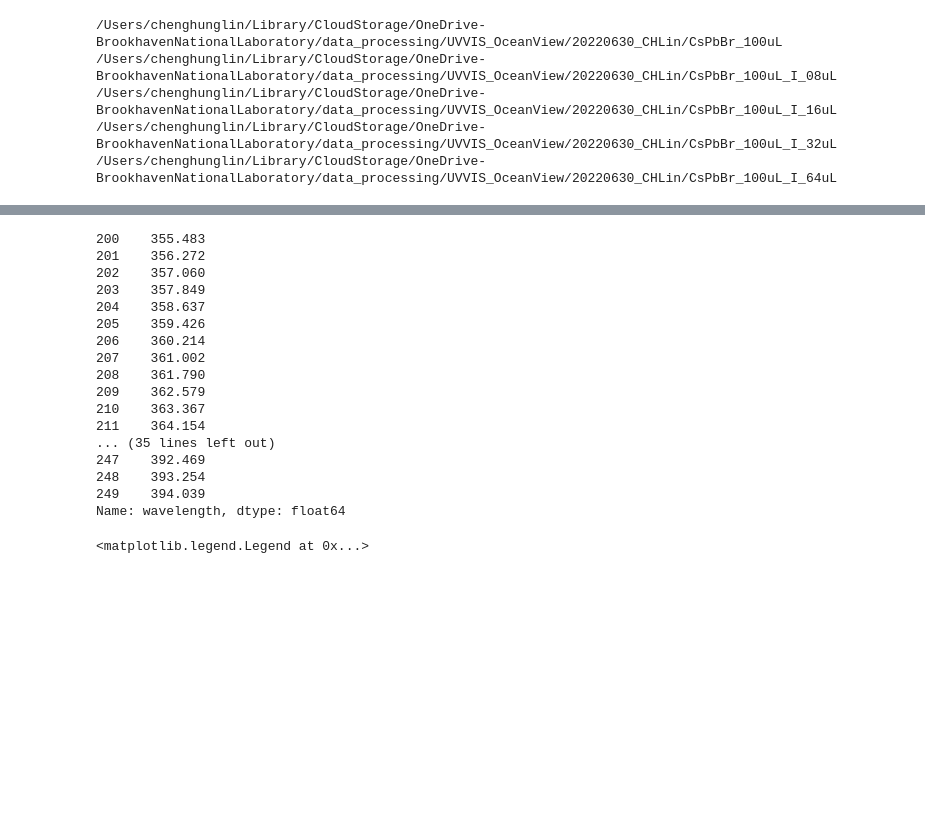
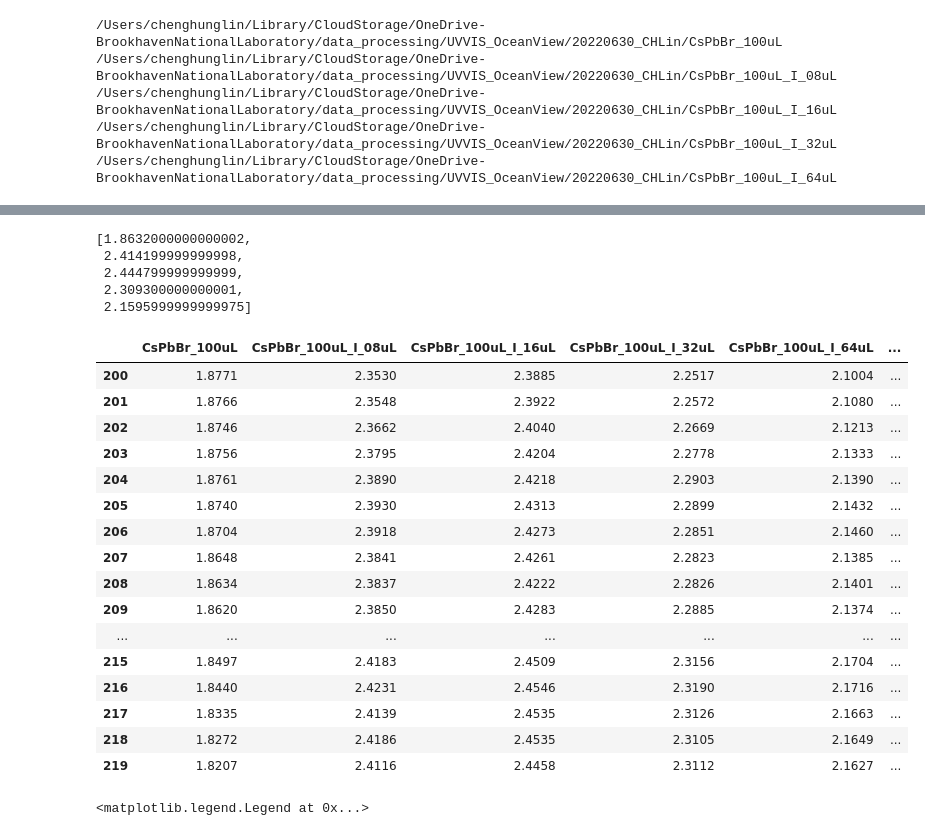
Before and after one commit to cheng-hung/Data_process, a Jupyter notebook: 20220630_CsPbBr_absor.ipynb, the cells around one changed output, grey strips where cells are left out. Cells and saved outputs as stored; diff of their text form; code cells hidden in the pictures; blank space fills up the shorter version.

```diff
--- a/20220630_CsPbBr_absor.ipynb
+++ b/20220630_CsPbBr_absor.ipynb
@@ -97,20 +97,0 @@ df_norm2.loc[0:w2-w1, 'wavelength'] = df_j.wavelength.loc[w1:w2].values
-# %%
-df['wavelength'][200:250]
-# %% [output]
-200    355.483
-201    356.272
-202    357.060
-203    357.849
-204    358.637
-205    359.426
-206    360.214
-207    361.002
-208    361.790
-209    362.579
-210    363.367
-211    364.154
-... (35 lines left out)
-247    392.469
-248    393.254
-249    394.039
-Name: wavelength, dtype: float64
@@ -117,3 +105,34 @@ Name: wavelength, dtype: float64
+# %%
+abs_365 = []
+for i in range(len(subfolder)):
+    abs_365.append(df[f'{os.path.basename(subfolder[i])}'][idx])
+abs_365
+# %% [output]
+[1.8632000000000002,
+ 2.414199999999998,
+ 2.444799999999999,
+ 2.309300000000001,
+ 2.1595999999999975]
+# %%
+df[200:220]
+# %% [output]
+|  | CsPbBr_100uL | CsPbBr_100uL_I_08uL | CsPbBr_100uL_I_16uL | CsPbBr_100uL_I_32uL | CsPbBr_100uL_I_64uL | ... |
+| 200 | 1.8771 | 2.3530 | 2.3885 | 2.2517 | 2.1004 | ... |
+| 201 | 1.8766 | 2.3548 | 2.3922 | 2.2572 | 2.1080 | ... |
+| 202 | 1.8746 | 2.3662 | 2.4040 | 2.2669 | 2.1213 | ... |
+| 203 | 1.8756 | 2.3795 | 2.4204 | 2.2778 | 2.1333 | ... |
+| 204 | 1.8761 | 2.3890 | 2.4218 | 2.2903 | 2.1390 | ... |
+| 205 | 1.8740 | 2.3930 | 2.4313 | 2.2899 | 2.1432 | ... |
+| 206 | 1.8704 | 2.3918 | 2.4273 | 2.2851 | 2.1460 | ... |
+| 207 | 1.8648 | 2.3841 | 2.4261 | 2.2823 | 2.1385 | ... |
+| 208 | 1.8634 | 2.3837 | 2.4222 | 2.2826 | 2.1401 | ... |
+| 209 | 1.8620 | 2.3850 | 2.4283 | 2.2885 | 2.1374 | ... |
+| ... | ... | ... | ... | ... | ... | ... |
+| 215 | 1.8497 | 2.4183 | 2.4509 | 2.3156 | 2.1704 | ... |
+| 216 | 1.8440 | 2.4231 | 2.4546 | 2.3190 | 2.1716 | ... |
+| 217 | 1.8335 | 2.4139 | 2.4535 | 2.3126 | 2.1663 | ... |
+| 218 | 1.8272 | 2.4186 | 2.4535 | 2.3105 | 2.1649 | ... |
+| 219 | 1.8207 | 2.4116 | 2.4458 | 2.3112 | 2.1627 | ... |
 # %%
 ## Plot average absorption profiles in each subfolder
 f2, ax2 = plt.subplots(1, 1, figsize = (12, 9))
```
Also changed, not shown: parts of 5 cells of this notebook.
